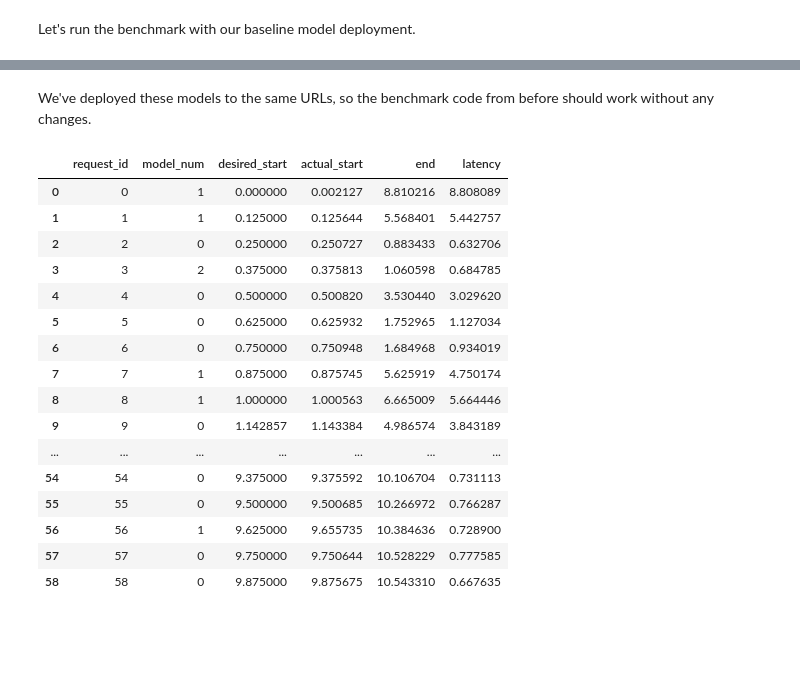
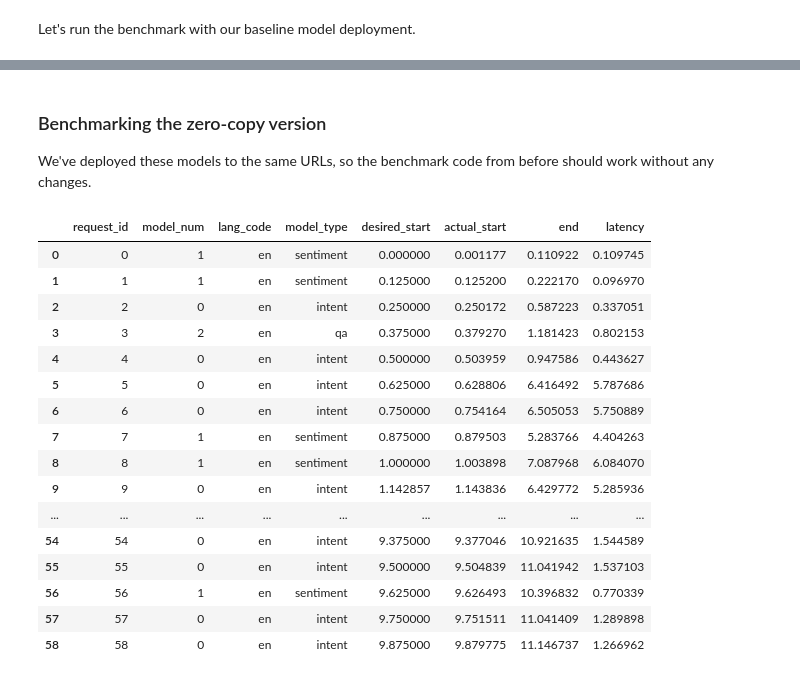
Before and after one commit to project-codeflare/zero-copy-model-loading, a Jupyter notebook: notebooks/benchmark.ipynb, the cells around one changed output, grey strips where cells are left out. Saved outputs shown, nothing was run; the diff lists cells and outputs as text; code cells hidden in the pictures; blank space fills up the shorter version.

```diff
--- a/notebooks/benchmark.ipynb
+++ b/notebooks/benchmark.ipynb
@@ -102,0 +239,7 @@ result
+# %%
+GENERATE_MODEL_NAME = 'gpt2'
+GPT2_TOKEN_PAD_ID = transformers.GPT2TokenizerFast.from_pretrained("gpt2").eos_token_id
+
+print('Time to load natural language generation model with standard method: ',
+      end='')
+%timeit -r3 transformers.pipeline('text-generation', model=GENERATE_MODEL_NAME)
@@ -102,0 +250,11 @@ result
+# %%
+generate_input = {
+    'context': 'All your base are'
+}
+
+generate_result = transformers.pipeline(
+    'text-generation', model=GENERATE_MODEL_NAME,
+    pad_token_id=GPT2_TOKEN_PAD_ID)(
+        generate_input['context'], max_length=30,
+        num_return_sequences=1)
+generate_result
@@ -288,7 +581,9 @@ def gen_model_ids(lambda_: float, num_models: int, num_points: int,
 The benchmark itself generates and then plays back the trace, measuring the end-to-end latency of each request.
 # %%
 def run_benchmark(model_callback: Callable, requests_per_sec: float,
-                  num_sec: int, model_lambda: float = 0.3,
+                  num_sec: int,
+                  model_id_to_params: List[Tuple[str, str]],
+                  model_lambda: float = 0.3,
                   seed: int = 42) -> pd.DataFrame:
     """
     A simple benchmark in Python.
@@ -299,7 +594,7 @@ def run_benchmark(model_callback: Callable, requests_per_sec: float,
 
     :param model_callback: Thread-safe callback function that makes a
      single request and returns elapsed time. Should have the signature
-     `f(model_num: int, question: str, context: str, expected_answer: str)`
+     `f(model_type: str, language: str)`
     :param request_per_sec: Mean of the Poisson distribution that determines
      the number of requests in each 1-second window.
     :param num_sec: Seconds of traffic to generate at the requested rate.
@@ -309,6 +604,8 @@ def run_benchmark(model_callback: Callable, requests_per_sec: float,
      distribution used to split requests among models. Approximately
      equal to the mean of the distribution. The default value of 0.3 sends
      70% of traffic to model 0.
+    :param model_id_to_params: List that maps integer model ID to a tuple of
+     (language code, model name) for each of the models.
     :param seed: Seed for the random number generator
 
     :returns: DataFrame of benchmark results at per-request granularity
@@ -319,8 +616,10 @@ def run_benchmark(model_callback: Callable, requests_per_sec: float,
         gen_start_times(requests_per_sec, num_sec, seed)
         + benchmark_start_time)
     num_requests = desired_start_times.shape[0]
-    model_nums = gen_model_ids(model_lambda, NUM_QA_MODELS, num_requests,
-                               seed)
+    model_nums = gen_model_ids(model_lambda, len(model_id_to_params),
+                               num_requests, seed)
+    language_codes = [model_id_to_params[num][0] for num in model_nums]
+    model_types = [model_id_to_params[num][1] for num in model_nums]
     actual_start_times = [None] * num_requests
     end_times = [None] * num_requests
 
@@ -340,10 +639,10 @@ def run_benchmark(model_callback: Callable, requests_per_sec: float,
         )
         if sec_to_next <= 0:
             # Time to send the next request
-            model_num = model_nums[request_num]
+            lang_code = language_codes[request_num]
+            model_type = model_types[request_num]
             future = thread_pool.submit(
-                model_callback, model_num,
-                qa_input["question"], qa_input["context"], qa_answer)
+                model_callback, model_type, lang_code)
             active_requests[future] = request_num
             request_num += 1
         else:
@@ -364,6 +663,8 @@ def run_benchmark(model_callback: Callable, requests_per_sec: float,
     result = pd.DataFrame({
         "request_id": range(num_requests),
         "model_num": model_nums,
+        "lang_code": language_codes,
+        "model_type": model_types,
         "desired_start": desired_start_times,
         "actual_start": actual_start_times,
         "end": end_times
@@ -378,5 +679,5 @@ def run_benchmark(model_callback: Callable, requests_per_sec: float,
 
 
 # Quick test run
-run_benchmark(call_model, 12, 5)
+run_benchmark(call_model, 6, 5, MODEL_ID_TO_PARAMS)
 # %% [output]
@@ -711,27 +1095,29 @@ requests.get(f"http://127.0.0.1:8000/qa0?{params}").json()
 # %% [markdown]
+### Benchmarking the zero-copy version
+
 We've deployed these models to the same URLs, so the benchmark code from before should work without
 any changes.
 # %%
 # Quick test run
-run_benchmark(call_model, 5, 10)
+run_benchmark(call_model, 5, 10, MODEL_ID_TO_PARAMS)
 # %% [output]
-|  | request_id | model_num | desired_start | actual_start | end | latency |
-| 0 | 0 | 1 | 0.000000 | 0.002127 | 8.810216 | 8.808089 |
-| 1 | 1 | 1 | 0.125000 | 0.125644 | 5.568401 | 5.442757 |
-| 2 | 2 | 0 | 0.250000 | 0.250727 | 0.883433 | 0.632706 |
-| 3 | 3 | 2 | 0.375000 | 0.375813 | 1.060598 | 0.684785 |
-| 4 | 4 | 0 | 0.500000 | 0.500820 | 3.530440 | 3.029620 |
-| 5 | 5 | 0 | 0.625000 | 0.625932 | 1.752965 | 1.127034 |
-| 6 | 6 | 0 | 0.750000 | 0.750948 | 1.684968 | 0.934019 |
-| 7 | 7 | 1 | 0.875000 | 0.875745 | 5.625919 | 4.750174 |
-| 8 | 8 | 1 | 1.000000 | 1.000563 | 6.665009 | 5.664446 |
-| 9 | 9 | 0 | 1.142857 | 1.143384 | 4.986574 | 3.843189 |
-| ... | ... | ... | ... | ... | ... | ... |
-| 54 | 54 | 0 | 9.375000 | 9.375592 | 10.106704 | 0.731113 |
-| 55 | 55 | 0 | 9.500000 | 9.500685 | 10.266972 | 0.766287 |
-| 56 | 56 | 1 | 9.625000 | 9.655735 | 10.384636 | 0.728900 |
-| 57 | 57 | 0 | 9.750000 | 9.750644 | 10.528229 | 0.777585 |
-| 58 | 58 | 0 | 9.875000 | 9.875675 | 10.543310 | 0.667635 |
+|  | request_id | model_num | lang_code | model_type | desired_start | actual_start | end | latency |
+| 0 | 0 | 1 | en | sentiment | 0.000000 | 0.001177 | 0.110922 | 0.109745 |
+| 1 | 1 | 1 | en | sentiment | 0.125000 | 0.125200 | 0.222170 | 0.096970 |
+| 2 | 2 | 0 | en | intent | 0.250000 | 0.250172 | 0.587223 | 0.337051 |
+| 3 | 3 | 2 | en | qa | 0.375000 | 0.379270 | 1.181423 | 0.802153 |
+| 4 | 4 | 0 | en | intent | 0.500000 | 0.503959 | 0.947586 | 0.443627 |
+| 5 | 5 | 0 | en | intent | 0.625000 | 0.628806 | 6.416492 | 5.787686 |
+| 6 | 6 | 0 | en | intent | 0.750000 | 0.754164 | 6.505053 | 5.750889 |
+| 7 | 7 | 1 | en | sentiment | 0.875000 | 0.879503 | 5.283766 | 4.404263 |
+| 8 | 8 | 1 | en | sentiment | 1.000000 | 1.003898 | 7.087968 | 6.084070 |
+| 9 | 9 | 0 | en | intent | 1.142857 | 1.143836 | 6.429772 | 5.285936 |
+| ... | ... | ... | ... | ... | ... | ... | ... | ... |
+| 54 | 54 | 0 | en | intent | 9.375000 | 9.377046 | 10.921635 | 1.544589 |
+| 55 | 55 | 0 | en | intent | 9.500000 | 9.504839 | 11.041942 | 1.537103 |
+| 56 | 56 | 1 | en | sentiment | 9.625000 | 9.626493 | 10.396832 | 0.770339 |
+| 57 | 57 | 0 | en | intent | 9.750000 | 9.751511 | 11.041409 | 1.289898 |
+| 58 | 58 | 0 | en | intent | 9.875000 | 9.879775 | 11.146737 | 1.266962 |
 # %%
 # Run the benchmark at multiple different request rates
 to_concat = []
```
Also changed, not shown: parts of 83 cells of this notebook, 4 other files.
